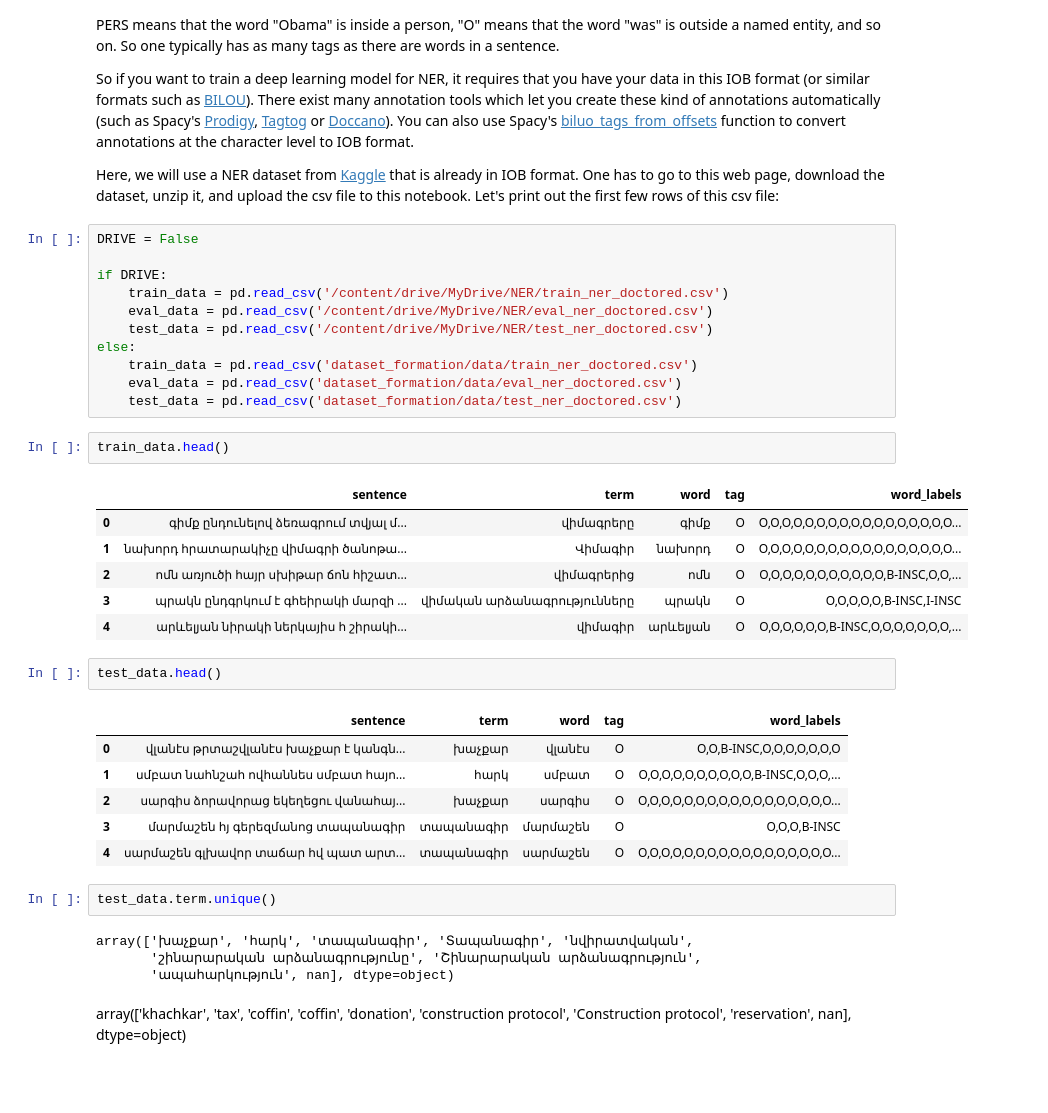
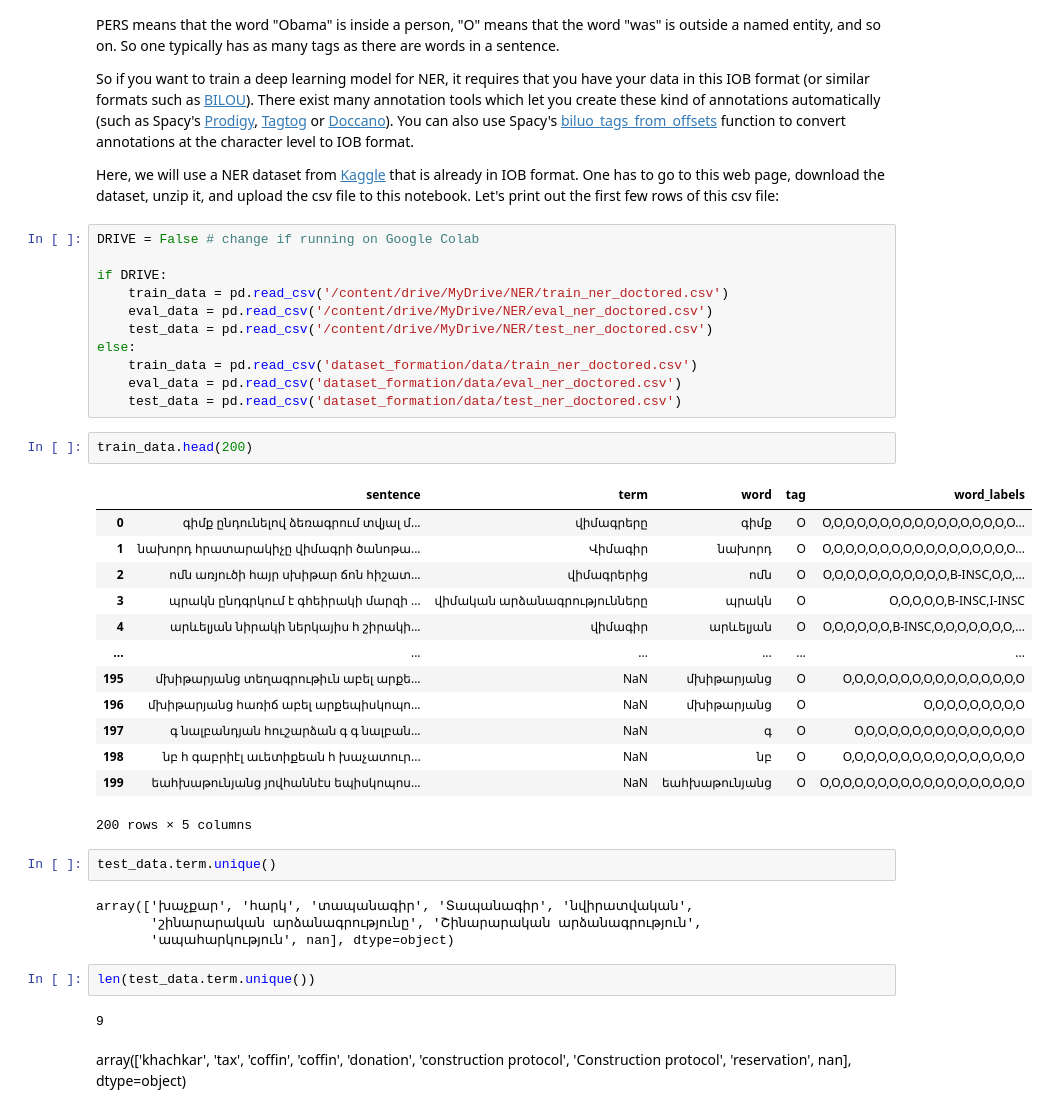
Before and after one commit to dhlab-epfl/dhlab-epigraphy-studies, a Jupyter notebook: Baseline.ipynb, the cells around one changed output. Drawn from its saved outputs; the diff is of its cells as text; blank space fills up the shorter version.

```diff
--- a/Baseline (1).ipynb
+++ b/Baseline.ipynb
@@ -52,7 +52,7 @@ So if you want to train a deep learning model for NER, it requires that you have
 
 Here, we will use a NER dataset from [Kaggle](https://www.kaggle.com/namanj27/ner-dataset) that is already in IOB format. One has to go to this web page, download the dataset, unzip it, and upload the csv file to this notebook. Let's print out the first few rows of this csv file:
 # %%
-DRIVE = False
+DRIVE = False # change if running on Google Colab
 
 if DRIVE:
     train_data = pd.read_csv('/content/drive/MyDrive/NER/train_ner_doctored.csv')
@@ -63,29 +63,31 @@ else:
     eval_data = pd.read_csv('dataset_formation/data/eval_ner_doctored.csv')
     test_data = pd.read_csv('dataset_formation/data/test_ner_doctored.csv')
 # %%
-train_data.head()
+train_data.head(200)
 # %% [output]
 |  | sentence | term | word | tag | word_labels |
 | 0 | գիմք ընդունելով ձեռագրում տվյալ մ... | վիմագրերը | գիմք | O | O,O,O,O,O,O,O,O,O,O,O,O,O,O,O,O,O... |
 | 1 | նախորդ հրատարակիչը վիմագրի ծանոթա... | Վիմագիր | նախորդ | O | O,O,O,O,O,O,O,O,O,O,O,O,O,O,O,O,O... |
 | 2 | ոմն առյուծի հայր սխիթար ճոն հիշատ... | վիմագրերից | ոմն | O | O,O,O,O,O,O,O,O,O,O,O,B-INSC,O,O,... |
 | 3 | պրակն ընդգրկում է գհեիրակի մարզի ... | վիմական արձանագրությունները | պրակն | O | O,O,O,O,O,B-INSC,I-INSC |
 | 4 | արևելյան նիրակի ներկայիս հ շիրակի... | վիմագիր | արևելյան | O | O,O,O,O,O,O,B-INSC,O,O,O,O,O,O,O,... |
+| ... | ... | ... | ... | ... | ... |
+| 195 | մխիթարյանց տեղագրութիւն աբել արքե... | NaN | մխիթարյանց | O | O,O,O,O,O,O,O,O,O,O,O,O,O,O,O,O |
+| 196 | մխիթարյանց հառիճ աբել արքեպիսկոպո... | NaN | մխիթարյանց | O | O,O,O,O,O,O,O,O,O |
+| 197 | գ նալբանդյան հուշարձան գ գ նալբան... | NaN | գ | O | O,O,O,O,O,O,O,O,O,O,O,O,O,O,O |
+| 198 | նբ հ գաբրիէլ աւետիքեան հ խաչատուր... | NaN | նբ | O | O,O,O,O,O,O,O,O,O,O,O,O,O,O,O,O |
+| 199 | եահխաթունյանց յովհաննէս եպիսկոպոս... | NaN | եահխաթունյանց | O | O,O,O,O,O,O,O,O,O,O,O,O,O,O,O,O,O,O |
+200 rows × 5 columns
-# %%
-test_data.head()
-# %% [output]
-|  | sentence | term | word | tag | word_labels |
-| 0 | վլանէս թրտաշվլանէս խաչքար է կանգն... | խաչքար | վլանէս | O | O,O,B-INSC,O,O,O,O,O,O,O |
-| 1 | սմբատ նահնշահ ովհաննես սմբատ հայո... | հարկ | սմբատ | O | O,O,O,O,O,O,O,O,O,O,B-INSC,O,O,O,... |
-| 2 | սարգիս ձորավորաց եկեղեցու վանահայ... | խաչքար | սարգիս | O | O,O,O,O,O,O,O,O,O,O,O,O,O,O,O,O,O... |
-| 3 | մարմաշեն հյ գերեզմանոց տապանագիր | տապանագիր | մարմաշեն | O | O,O,O,B-INSC |
-| 4 | սարմաշեն գլխավոր տաճար հվ պատ արտ... | տապանագիր | սարմաշեն | O | O,O,O,O,O,O,O,O,O,O,O,O,O,O,O,O,O... |
 # %%
 test_data.term.unique()
 # %% [output]
 array(['խաչքար', 'հարկ', 'տապանագիր', 'Տապանագիր', 'նվիրատվական',
        'շինարարական արձանագրությունը', 'Շինարարական արձանագրություն',
        'ապահարկություն', nan], dtype=object)
+# %%
+len(test_data.term.unique())
+# %% [output]
+9
 # %% [markdown]
 array(['khachkar', 'tax', 'coffin', 'coffin', 'donation',
 'construction protocol', 'Construction protocol',
```
Also changed, not shown: parts of 30 cells of this notebook.
